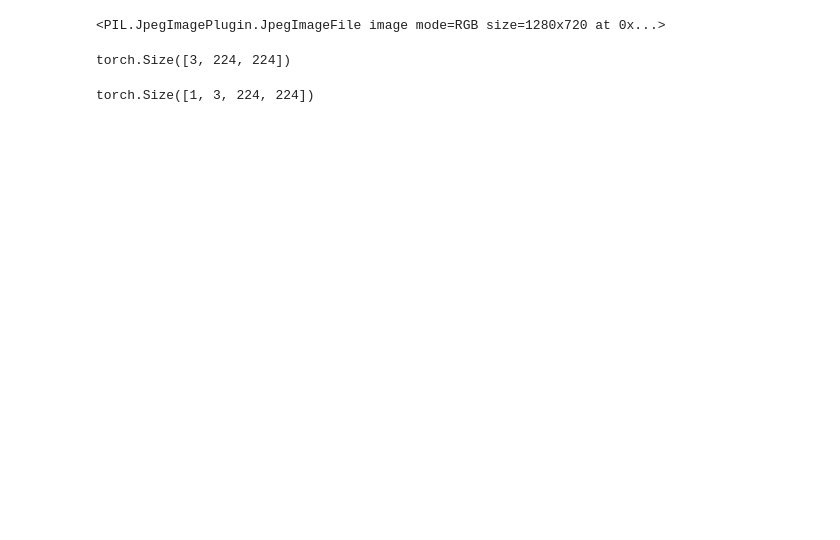
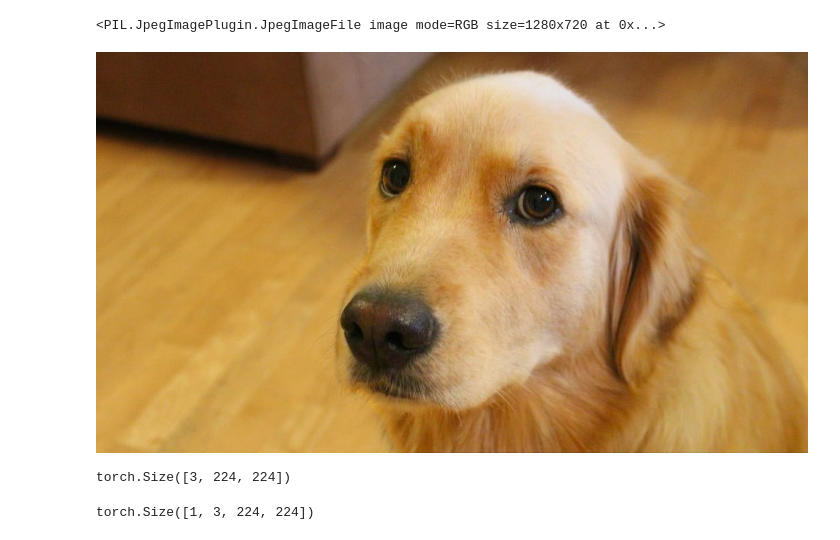
Before and after one commit to netofr19/practical_deep_learning_for_coders, a Jupyter notebook: notebooks/deep_learning_with_pytorch/pretrained_networks.ipynb, the cells around one changed output. Drawn from its saved outputs; the diff is of its cells as text; code cells hidden in the pictures; blank space fills up the shorter version.

```diff
--- a/notebooks/deep_learning_with_pytorch/pretrained_networks.ipynb
+++ b/notebooks/deep_learning_with_pytorch/pretrained_networks.ipynb
@@ -46,10 +48,14 @@ preprocess = transforms.Compose(
     ]
 )
 # %%
-img = Image.open("../../data/bobby.jpg")
+img = Image.open("./data/bobby.jpg")
 print(img)
 # %% [output]
 <PIL.JpegImagePlugin.JpegImageFile image mode=RGB size=1280x720 at 0x...>
+# %%
+img
+# %% [output]
+[figure, added]
 # %%
 img_t = preprocess(img)
 img_t.shape
```
Also changed, not shown: parts of 11 cells of this notebook, 4 other files.
